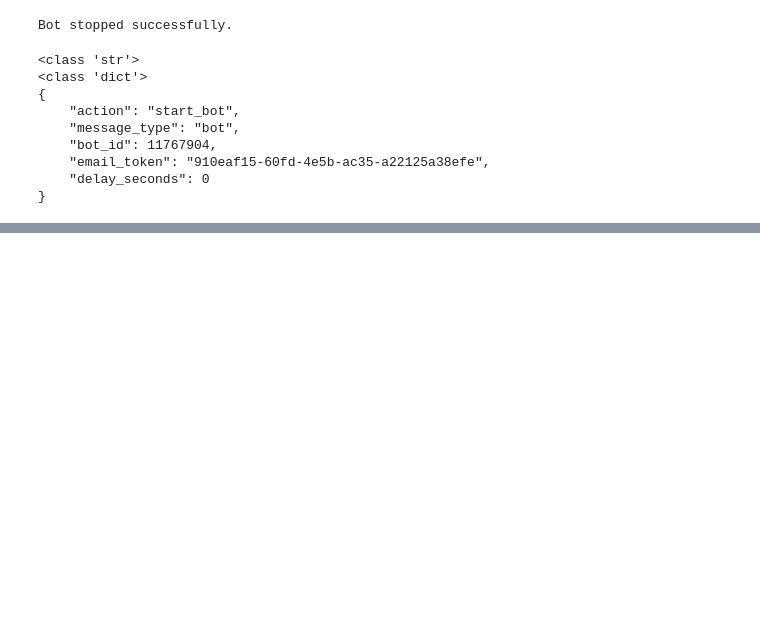
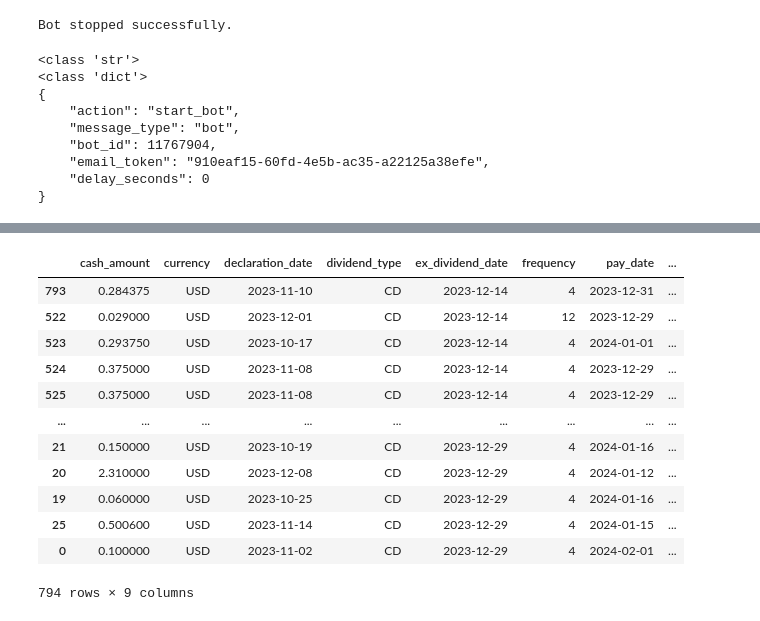
Before and after one commit to UFXtrendscalper/Dividend_Project, a Jupyter notebook: DIVIDEND DASHBOARD/testing_notebook.ipynb, the cells around one changed output, grey strips where cells are left out. Saved outputs shown, nothing was run; the diff lists cells and outputs as text; code cells hidden in the pictures; blank space fills up the shorter version.

```diff
--- a/DIVIDEND DASHBOARD/testing_notebook.ipynb
+++ b/DIVIDEND DASHBOARD/testing_notebook.ipynb
@@ -120,0 +172,19 @@ mpf.plot(ha_data, type='candle', style='yahoo')  # differmt styles are avalible
+# %%
+# sort by ex dividend date
+df.sort_values(by=['ex_dividend_date'], inplace=True)
+# %%
+df
+# %% [output]
+|  | cash_amount | currency | declaration_date | dividend_type | ex_dividend_date | frequency | pay_date | ... |
+| 793 | 0.284375 | USD | 2023-11-10 | CD | 2023-12-14 | 4 | 2023-12-31 | ... |
+| 522 | 0.029000 | USD | 2023-12-01 | CD | 2023-12-14 | 12 | 2023-12-29 | ... |
+| 523 | 0.293750 | USD | 2023-10-17 | CD | 2023-12-14 | 4 | 2024-01-01 | ... |
+| 524 | 0.375000 | USD | 2023-11-08 | CD | 2023-12-14 | 4 | 2023-12-29 | ... |
+| 525 | 0.375000 | USD | 2023-11-08 | CD | 2023-12-14 | 4 | 2023-12-29 | ... |
+| ... | ... | ... | ... | ... | ... | ... | ... | ... |
+| 21 | 0.150000 | USD | 2023-10-19 | CD | 2023-12-29 | 4 | 2024-01-16 | ... |
+| 20 | 2.310000 | USD | 2023-12-08 | CD | 2023-12-29 | 4 | 2024-01-12 | ... |
+| 19 | 0.060000 | USD | 2023-10-25 | CD | 2023-12-29 | 4 | 2024-01-16 | ... |
+| 25 | 0.500600 | USD | 2023-11-14 | CD | 2023-12-29 | 4 | 2024-01-15 | ... |
+| 0 | 0.100000 | USD | 2023-11-02 | CD | 2023-12-29 | 4 | 2024-02-01 | ... |
+794 rows × 9 columns
```
Also changed, not shown: parts of 9 cells of this notebook, 5 other files.
